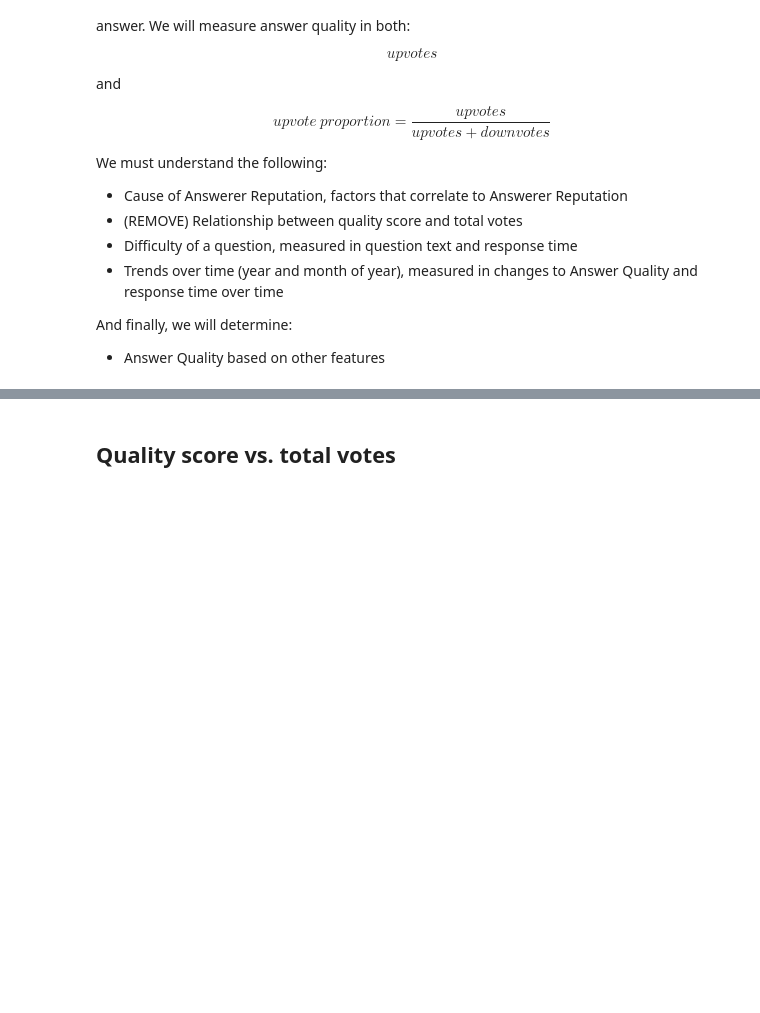
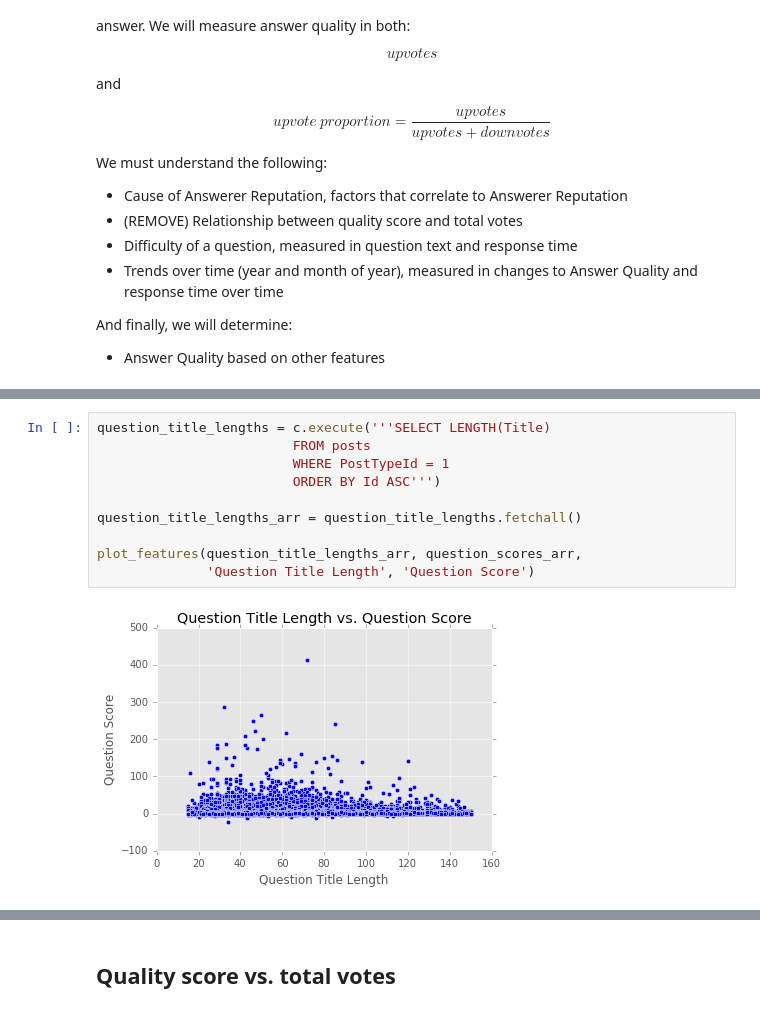
Before and after one commit to alexmfriedman/stack-exchange-analysis, a Jupyter notebook: Stack Overflow Analysis.ipynb, the cells around one changed output, grey strips where cells are left out. Drawn from its saved outputs; the diff is of its cells as text; blank space fills up the shorter version.

```diff
--- a/Stack Overflow Analysis.ipynb
+++ b/Stack Overflow Analysis.ipynb
@@ -488,0 +521,12 @@ And finally, we will determine:
+# %%
+question_title_lengths = c.execute('''SELECT LENGTH(Title)
+                         FROM posts
+                         WHERE PostTypeId = 1
+                         ORDER BY Id ASC''')
+
+question_title_lengths_arr = question_title_lengths.fetchall()
+
+plot_features(question_title_lengths_arr, question_scores_arr,
+              'Question Title Length', 'Question Score')
+# %% [output]
+[figure, added]
```
Also changed, not shown: parts of 21 cells of this notebook.
